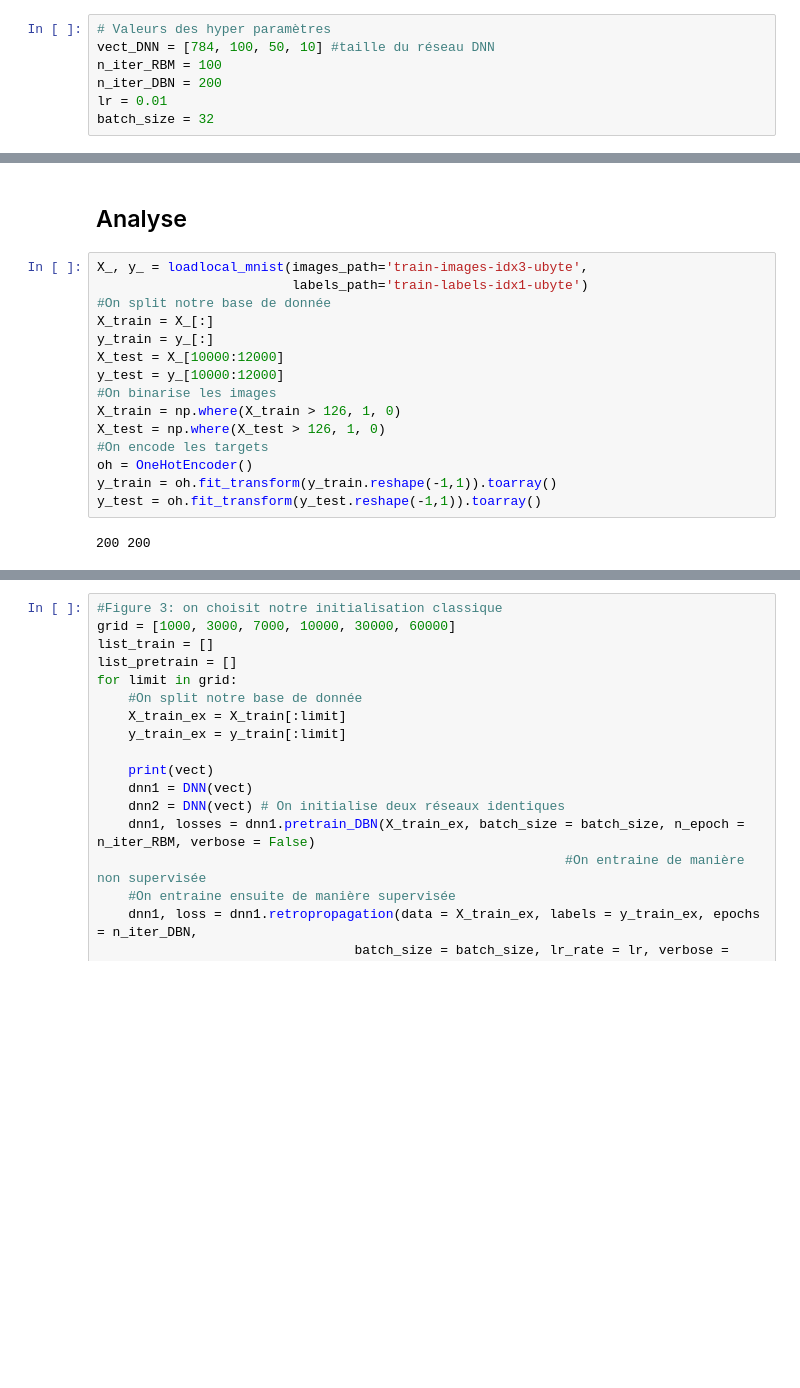
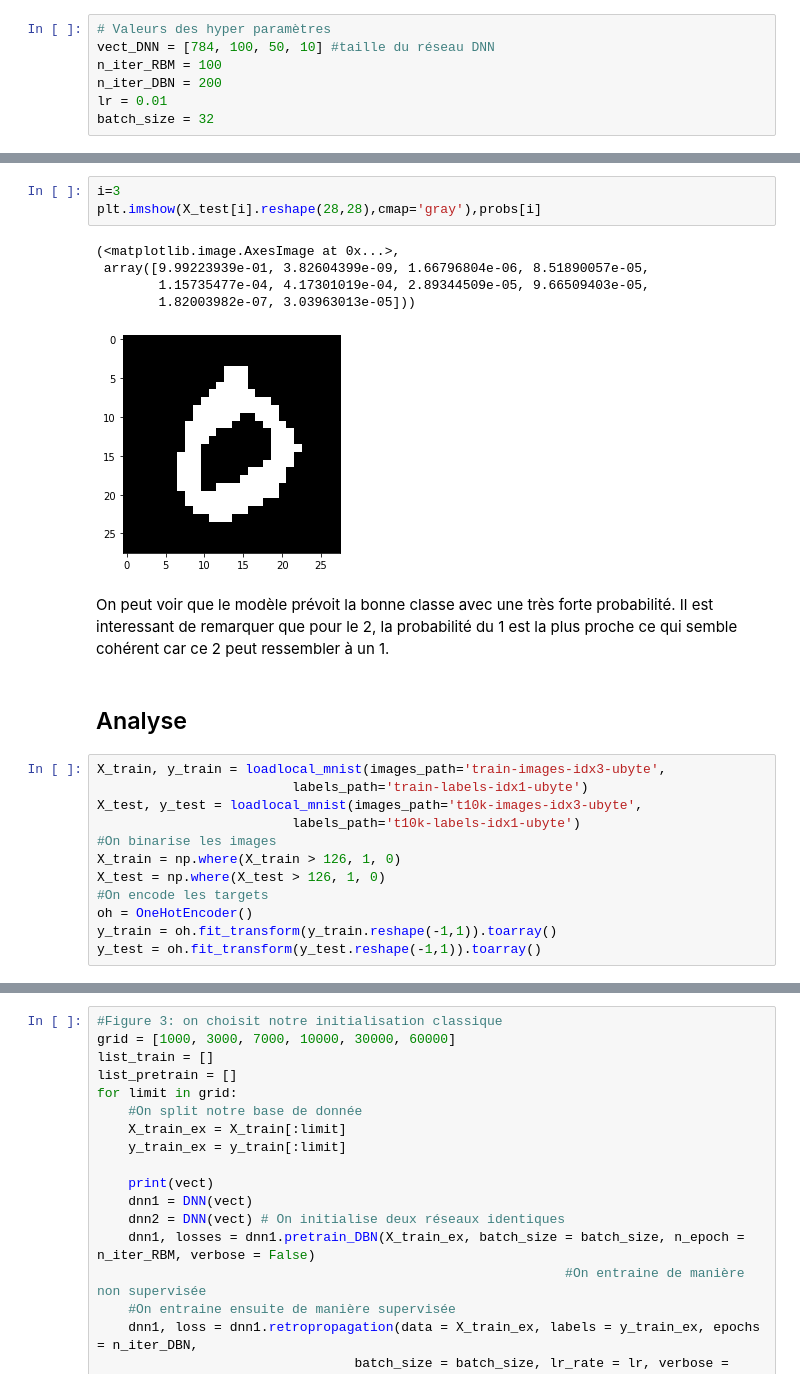
Before and after one commit to vdelale/Deep-Learning-II---Master-DS, a Jupyter notebook: Etude_MNIST.ipynb, the cells around one changed output, grey strips where cells are left out. Saved outputs shown, nothing was run; the diff lists cells and outputs as text; blank space fills up the shorter version.

```diff
--- a/Etude_MNIST.ipynb
+++ b/Etude_MNIST.ipynb
@@ -98,13 +109,21 @@ plt.imshow(X_train[i].reshape(28,28),cmap='gray'),np.argmax(y_train[i])
+# %%
+i=3
+plt.imshow(X_test[i].reshape(28,28),cmap='gray'),probs[i]
+# %% [output]
+(<matplotlib.image.AxesImage at 0x...>,
+ array([9.99223939e-01, 3.82604399e-09, 1.66796804e-06, 8.51890057e-05,
+        1.15735477e-04, 4.17301019e-04, 2.89344509e-05, 9.66509403e-05,
+        1.82003982e-07, 3.03963013e-05]))
+[figure, added]
+# %% [markdown]
+On peut voir que le modèle prévoit la bonne classe avec une très forte probabilité. Il est interessant de remarquer que pour le 2, la probabilité du 1 est la plus proche ce qui semble cohérent car ce 2 peut ressembler à un 1.
 # %% [markdown]
 ## Analyse
 # %%
-X_, y_ = loadlocal_mnist(images_path='train-images-idx3-ubyte',
+X_train, y_train = loadlocal_mnist(images_path='train-images-idx3-ubyte',
                          labels_path='train-labels-idx1-ubyte')
-#On split notre base de donnée
-X_train = X_[:]
-y_train = y_[:]
-X_test = X_[10000:12000]
-y_test = y_[10000:12000]
+X_test, y_test = loadlocal_mnist(images_path='t10k-images-idx3-ubyte',
+                         labels_path='t10k-labels-idx1-ubyte')
 #On binarise les images
 X_train = np.where(X_train > 126, 1, 0)
 X_test = np.where(X_test > 126, 1, 0)
@@ -112,8 +131,6 @@ X_test = np.where(X_test > 126, 1, 0)
 oh = OneHotEncoder()
 y_train = oh.fit_transform(y_train.reshape(-1,1)).toarray()
 y_test = oh.fit_transform(y_test.reshape(-1,1)).toarray()
-# %% [output]
-200 200
 # %%
 #Figure 1
 grid = [[784, 10], [784, 200, 10], [784, 200, 200, 10], [784, 200, 200, 200, 10], [784, 200, 200, 200, 200, 10]]
```
Also changed, not shown: parts of 11 cells of this notebook.
